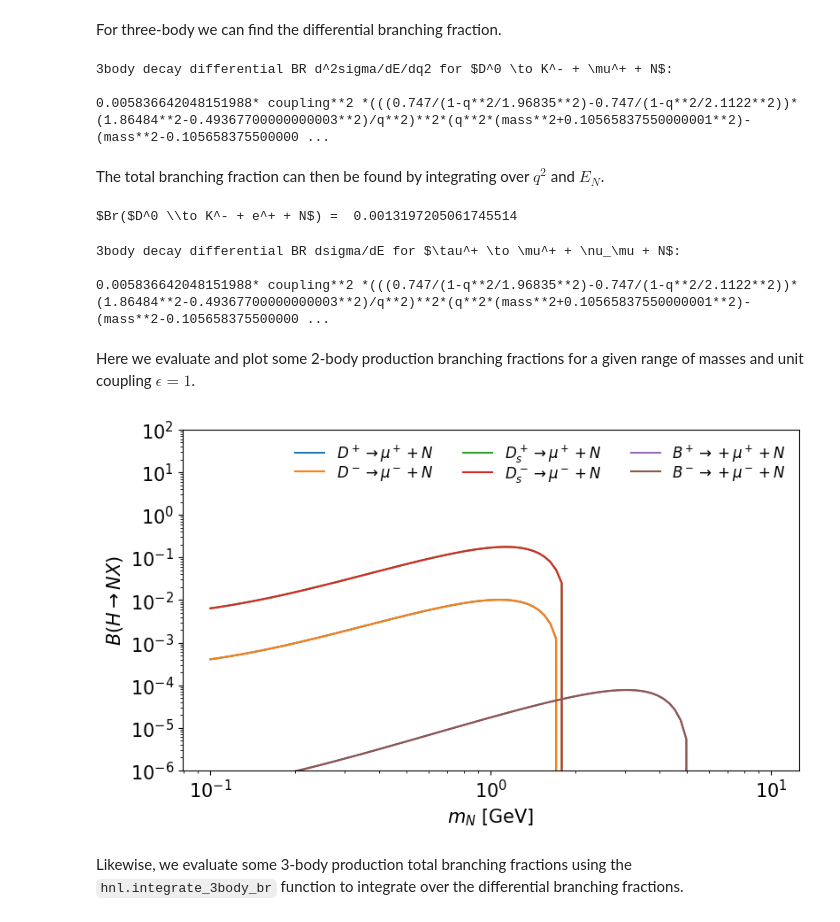
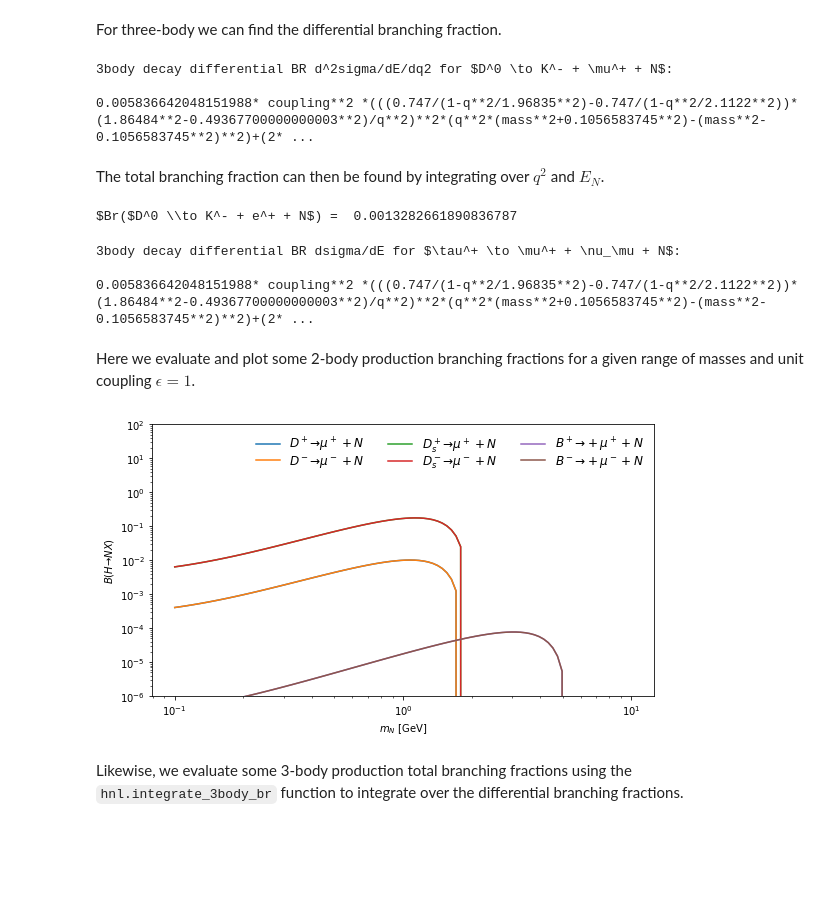
Before and after one commit to laroccod/HNLCalc, a Jupyter notebook: Example.ipynb, the cells around one changed output. Cells and saved outputs as stored; diff of their text form; code cells hidden in the pictures; blank space fills up the shorter version.

Commit message:
Changed Decay br file format, converted get_channels_Nbody() to a dictionary.

```diff
--- a/Example.ipynb
+++ b/Example.ipynb
@@ -75,57 +76,57 @@ print (eval(hnl.get_channels_2body()[0][3]))
 # %% [markdown]
 For three-body we can find the differential branching fraction.
 # %%
-print ("3body decay differential BR d^2sigma/dE/dq2 for "+hnl.get_channels_3body()[0][-1]+":\n")
-print (hnl.get_channels_3body()[0][4])
+print ("3body decay differential BR d^2sigma/dE/dq2 for "+hnl.get_channels_3body()[0]['description']+":\n")
+print (hnl.get_channels_3body()[0]['br'])
 # %% [output]
 3body decay differential BR d^2sigma/dE/dq2 for $D^0 \to K^- + \mu^+ + N$:
 
-0.005836642048151988* coupling**2 *(((0.747/(1-q**2/1.96835**2)-0.747/(1-q**2/2.1122**2))*(1.86484**2-0.49367700000000003**2)/q**2)**2*(q**2*(mass**2+0.10565837550000001**2)-(mass**2-0.105658375500000 ...
+0.005836642048151988* coupling**2 *(((0.747/(1-q**2/1.96835**2)-0.747/(1-q**2/2.1122**2))*(1.86484**2-0.49367700000000003**2)/q**2)**2*(q**2*(mass**2+0.1056583745**2)-(mass**2-0.1056583745**2)**2)+(2* ...
 # %% [markdown]
 The total branching fraction can then be found by integrating over $q^2$ and $E_N$.
 # %%
-label, pid0, pid1, pid2 , br, integration, latex_label = hnl.get_channels_3body()[0]
+label, pid0, pid1, pid2 , br, integration, latex_label = hnl.get_channels_3body()[0].values()
 m0, m1, m2 = hnl.masses(pid0), hnl.masses(pid1), hnl.masses(pid2)
 print(r'$Br($D^0 \\to K^- + e^+ + N$) = ', hnl.integrate_3body_br(br, mass, m0, m1, m2, integration=integration))
 # %% [output]
-$Br($D^0 \\to K^- + e^+ + N$) =  0.0013197205061745514
+$Br($D^0 \\to K^- + e^+ + N$) =  0.0013282661890836787
 # %%
-print ("3body decay differential BR dsigma/dE for "+hnl.get_channels_3body()[-1][-1]+":\n")
-print (hnl.get_channels_3body()[0][4])
+print ("3body decay differential BR dsigma/dE for "+hnl.get_channels_3body()[-1]['description']+":\n")
+print (hnl.get_channels_3body()[0]['br'])
 # %% [output]
 3body decay differential BR dsigma/dE for $\tau^+ \to \mu^+ + \nu_\mu + N$:
 
-0.005836642048151988* coupling**2 *(((0.747/(1-q**2/1.96835**2)-0.747/(1-q**2/2.1122**2))*(1.86484**2-0.49367700000000003**2)/q**2)**2*(q**2*(mass**2+0.10565837550000001**2)-(mass**2-0.105658375500000 ...
+0.005836642048151988* coupling**2 *(((0.747/(1-q**2/1.96835**2)-0.747/(1-q**2/2.1122**2))*(1.86484**2-0.49367700000000003**2)/q**2)**2*(q**2*(mass**2+0.1056583745**2)-(mass**2-0.1056583745**2)**2)+(2* ...
 # %% [markdown]
 Here we evaluate and plot some 2-body production branching fractions for a given range of masses and unit coupling $\epsilon=1$.
 # %%
 # get subset of channels
 production_channels_2body = hnl.get_channels_2body()[::2][:6]
 masses, coupling = np.logspace(-1,1,100), 1
 
 # get BR
 branching_fractions, latex_labels  = {}, {}
 for production_channel in production_channels_2body:
-    label, pid0, pid1, br, latex_label = production_channel
+    label, pid0, pid1, br, latex_label = production_channel.values()
     branching_fractions[label] = [eval(br) if mass<hnl.masses(pid0)-hnl.masses(pid1) else 0 for mass in masses]
     latex_labels[label] = latex_label
 
 
 # plot
 matplotlib.rcParams.update({'font.size': 15})
 fig = plt.figure(figsize=(9,5))
 for label in branching_fractions.keys():
     plt.plot(masses, branching_fractions[label], label=latex_labels[label])
 
 plt.ylim(1e-6, 1e2)
 plt.xscale("log")
 plt.yscale("log")
 plt.xlabel(r'$m_N$ [GeV]')
 plt.ylabel(r'$B(H \to N X)$')
 plt.legend(frameon=False, labelspacing=0, ncol=3, fontsize=12, loc='upper right')
 plt.show()
 # %% [output]
-[figure, old version]
+[figure, new version]
 # %% [markdown]
 Likewise, we evaluate some 3-body production total branching fractions using the `hnl.integrate_3body_br` function to integrate over the differential branching fractions.
 # %%
```
Also changed, not shown: parts of 9 cells of this notebook, 4 other files.
